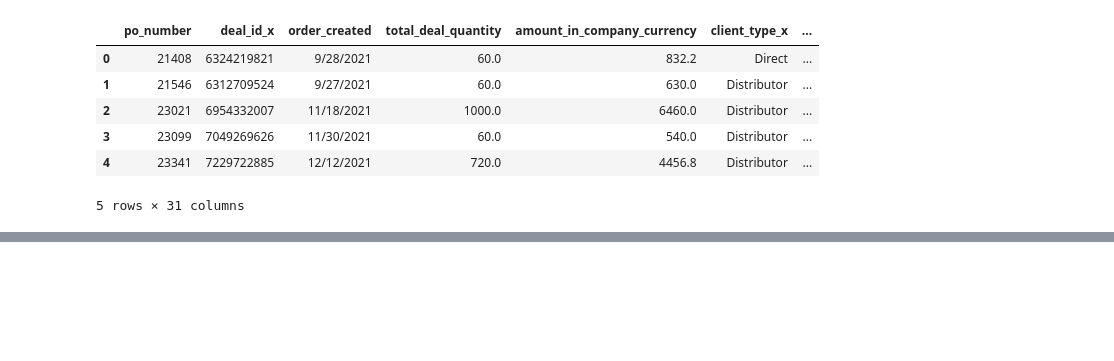
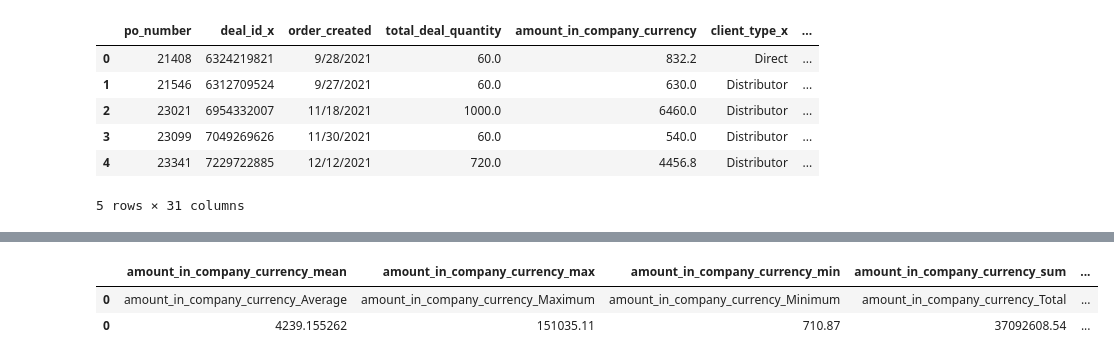
Before and after one commit to Atlis34/Project1, a Jupyter notebook: analysis/combined_data.ipynb, the cells around one changed output, grey strips where cells are left out. Cells and saved outputs as stored; diff of their text form; code cells hidden in the pictures; blank space fills up the shorter version.

```diff
--- a/analysis/combined_data.ipynb
+++ b/analysis/combined_data.ipynb
@@ -444,0 +525,53 @@ Template Download                              NaN
+# %%
+# GroupBy Client_type_x Summary Stats 2023
+
+# Define the group by column
+group_by_column = "client_type_x"
+
+# Set the display format for floating-point numbers
+pd.options.display.float_format = '{:.2f}'.format
+
+# Define the list of columns for summary statistics
+list_of_columns = ["amount_in_company_currency", "total_deal_quantity", "total_sku_cost", "gross_margin"]
+
+# Initialize an empty DataFrame to store the summary statistics
+grouped_client_sum_2023_df = pd.DataFrame()
+
+# Perform group by and summary statistics
+grouped_client_2023_df = filtered_deal_prod_2023_df.groupby(group_by_column)
+
+for column in list_of_columns:
+    # Perform summary statistics on each column
+    summary_functions = ['mean', 'max', 'min', 'sum', 'std']
+    column_summary_df = filtered_deal_prod_2023_df[column].agg(summary_functions).add_prefix(column + '_')
+
+    # Concatenate the summary DataFrame with the previous ones
+    if grouped_client_sum_2023_df.empty:
+        grouped_client_sum_2023_df = column_summary_df
+    else:
+        grouped_client_sum_2023_df = pd.concat([grouped_client_sum_2023_df, column_summary_df])
+
+# Convert the Series object to a DataFrame
+grouped_client_sum_2023_df = pd.DataFrame(grouped_client_sum_2023_df).T
+
+# Create a DataFrame with the descriptions as the first row
+descriptions_df = pd.DataFrame([column_names], columns=grouped_client_sum_2023_df.columns)
+
+# Ensure the number of columns in grouped_client_sum_2022_df matches descriptions_df
+grouped_client_sum_2023_df = grouped_client_sum_2023_df.reindex(columns=descriptions_df.columns)
+
+# Concatenate the descriptions DataFrame with the summary DataFrame
+grouped_client_sum_2023_df = pd.concat([descriptions_df, grouped_client_sum_2023_df])
+
+# Save the summary DataFrame as a new CSV file
+grouped_client_sum_2023_df.to_csv('grouped_summary_2023_client.csv', index=False)
+
+# Reset the display format to the default
+pd.options.display.float_format = None
+
+# Print the first 5 records
+grouped_client_sum_2023_df.head()
+# %% [output]
+|  | amount_in_company_currency_mean | amount_in_company_currency_max | amount_in_company_currency_min | amount_in_company_currency_sum | ... |
+| 0 | amount_in_company_currency_Average | amount_in_company_currency_Maximum | amount_in_company_currency_Minimum | amount_in_company_currency_Total | ... |
+| 0 | 4239.155262 | 151035.11 | 710.87 | 37092608.54 | ... |
```
Also changed, not shown: parts of 17 cells of this notebook, 10 other files.
